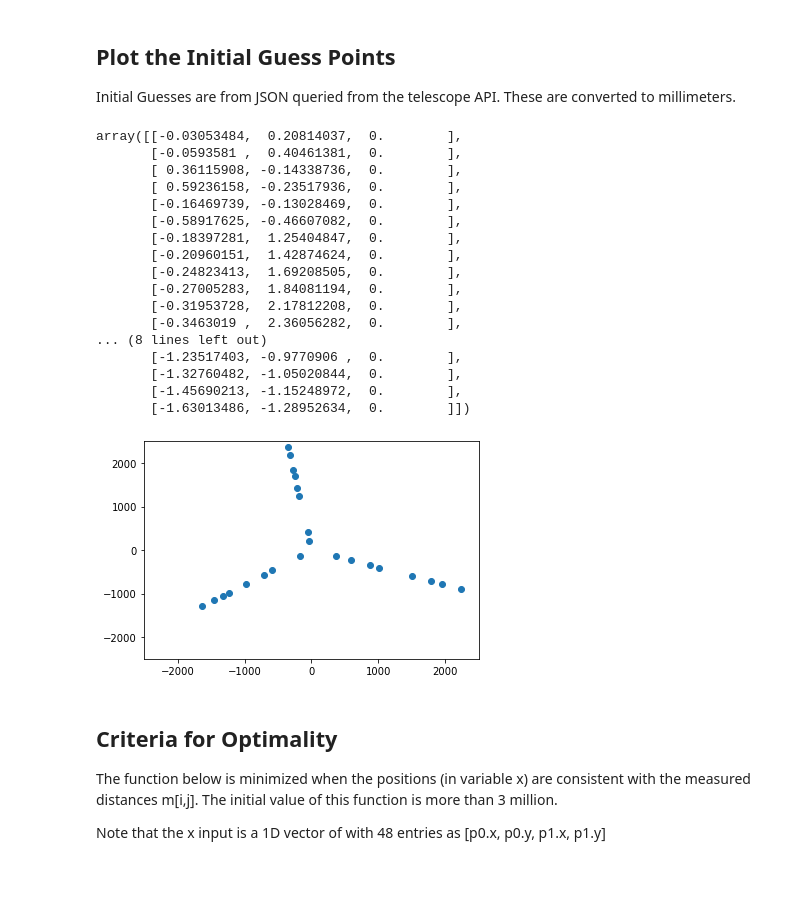
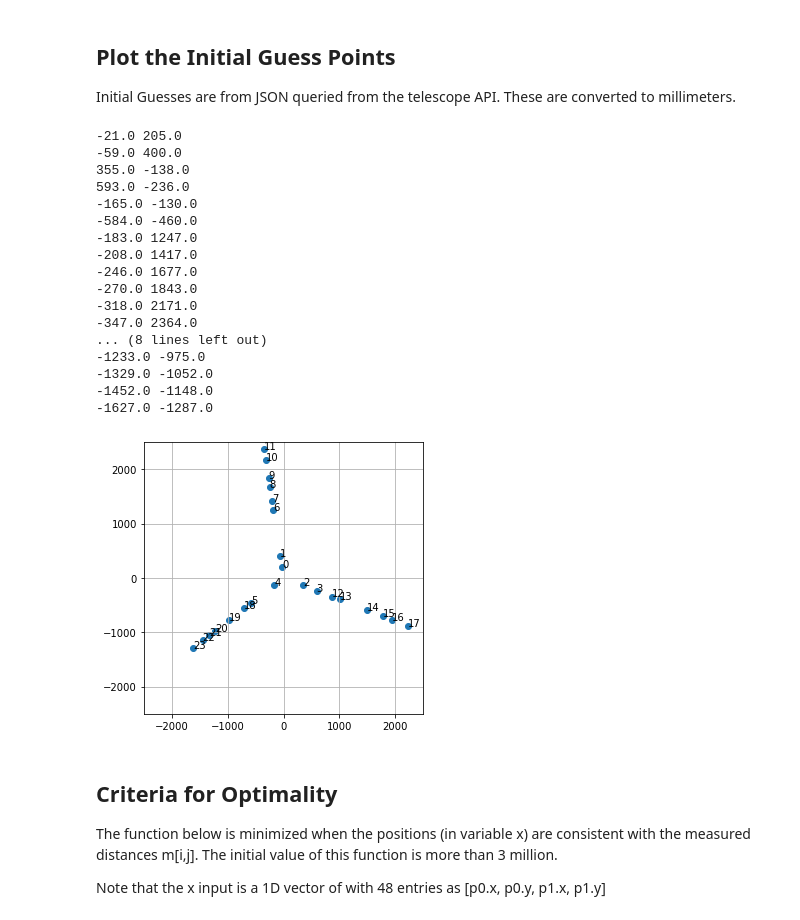
Before and after one commit to tmolteno/TART, a Jupyter notebook: doc/calibration/positions/three_arm_survey.ipynb, the cells around one changed output. Saved outputs shown, nothing was run; the diff lists cells and outputs as text; code cells hidden in the pictures; blank space fills up the shorter version.

Commit message:
Better loading of positions from calibration files

```diff
--- a/doc/calibration/positions/three_arm_survey.ipynb
+++ b/doc/calibration/positions/three_arm_survey.ipynb
@@ -101,42 +114,64 @@ def get_data(path):
 def get_pos():
     return np.array(get_data('api/v1/imaging/antenna_positions'))
 
-current_pos = get_pos()
-current_pos
+with open('calibration_data.json', "r") as f:
+    data = f.read()
+cal_json = json.loads(data)
+
+current_pos = cal_json['ant_pos'] # get_pos()
+
+
+current_pos = np.array(current_pos)
-# %% [output]
-array([[-0.03053484,  0.20814037,  0.        ],
-       [-0.0593581 ,  0.40461381,  0.        ],
-       [ 0.36115908, -0.14338736,  0.        ],
-       [ 0.59236158, -0.23517936,  0.        ],
-       [-0.16469739, -0.13028469,  0.        ],
-       [-0.58917625, -0.46607082,  0.        ],
-       [-0.18397281,  1.25404847,  0.        ],
-       [-0.20960151,  1.42874624,  0.        ],
-       [-0.24823413,  1.69208505,  0.        ],
-       [-0.27005283,  1.84081194,  0.        ],
-       [-0.31953728,  2.17812208,  0.        ],
-       [-0.3463019 ,  2.36056282,  0.        ],
-... (8 lines left out)
-       [-1.23517403, -0.9770906 ,  0.        ],
-       [-1.32760482, -1.05020844,  0.        ],
-       [-1.45690213, -1.15248972,  0.        ],
-       [-1.63013486, -1.28952634,  0.        ]])
 # %%
+def i_y(i):
+    return 2*i+1
+
+def i_x(i):
+    return 2*i
+
+
 initial_guess = np.zeros(2*n_ant)
 
 for i in range(n_ant):
-    initial_guess[2*i:2*i+2] = current_pos[i][0:2]*1000
-    #print(current_pos[i][0:2]*1000)
+    x,y = current_pos[i][0:2]*1000
+    initial_guess[i_x(i)] = x
+    initial_guess[i_y(i)] = y
+
+    print(x,y)
 initial_guess
 
 pos_i = current_pos*1000
 import matplotlib.pyplot as plt
-plt.scatter(pos_i[:,0], pos_i[:,1])
-plt.xlim(-2500,2500)
-plt.ylim(-2500,2500)
+
+fig, ax = plt.subplots(figsize=(5,5))
+
+ax.scatter(pos_i[:,0], pos_i[:,1])
+for i in range(0,pos_i.shape[0]):
+    ax.text(pos_i[i,0], pos_i[i,1],f"{i}")
+
+ax.grid(True)
+ax.set_xlim(-2500,2500)
+ax.set_ylim(-2500,2500)
 plt.show()
 # %% [output]
+-21.0 205.0
+-59.0 400.0
+355.0 -138.0
+593.0 -236.0
+-165.0 -130.0
+-584.0 -460.0
+-183.0 1247.0
+-208.0 1417.0
+-246.0 1677.0
+-270.0 1843.0
+-318.0 2171.0
+-347.0 2364.0
+... (8 lines left out)
+-1233.0 -975.0
+-1329.0 -1052.0
+-1452.0 -1148.0
+-1627.0 -1287.0
-[figure, old version]
+[figure, new version]
 # %% [markdown]
 ## Criteria for Optimality
 
```
Also changed, not shown: parts of 6 cells of this notebook.
